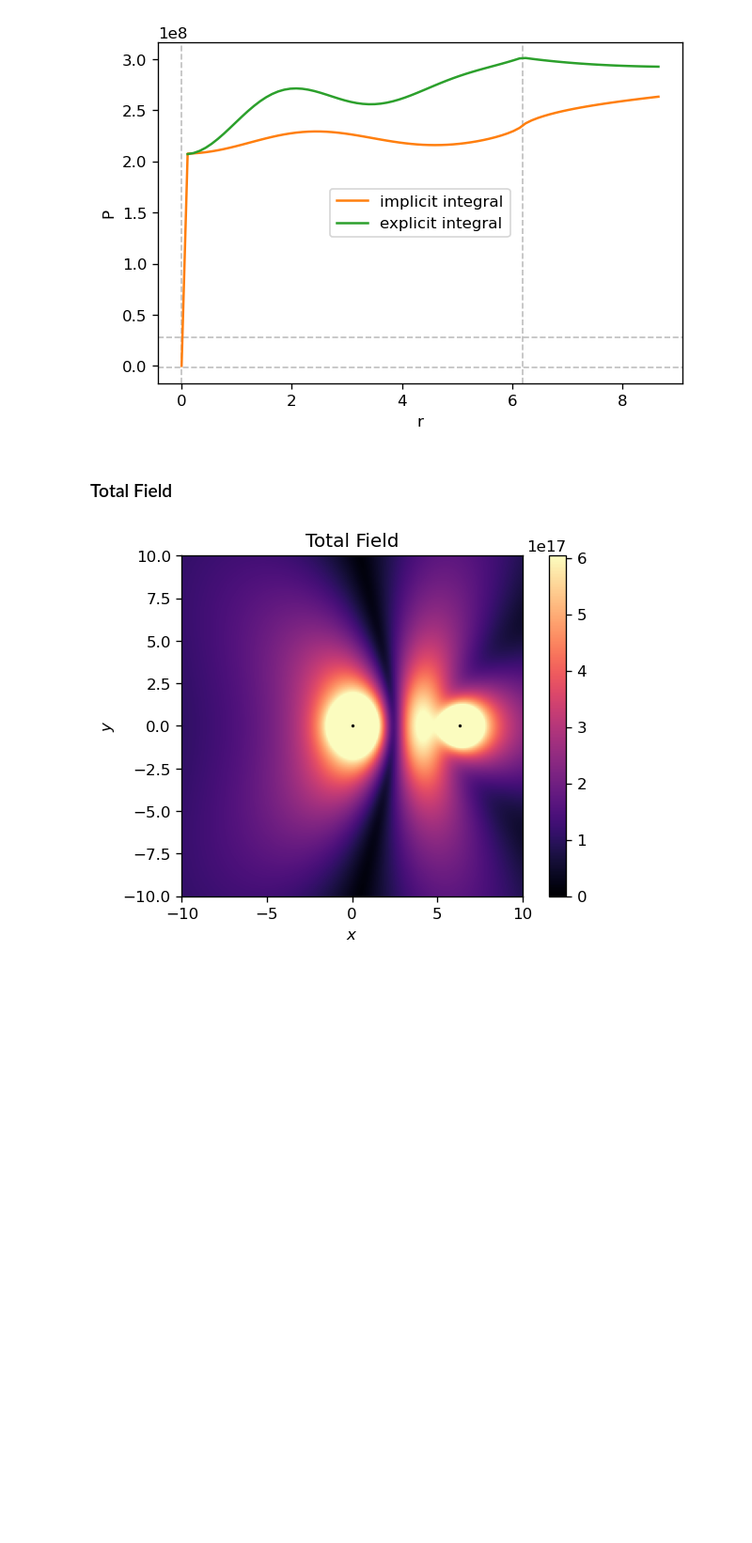
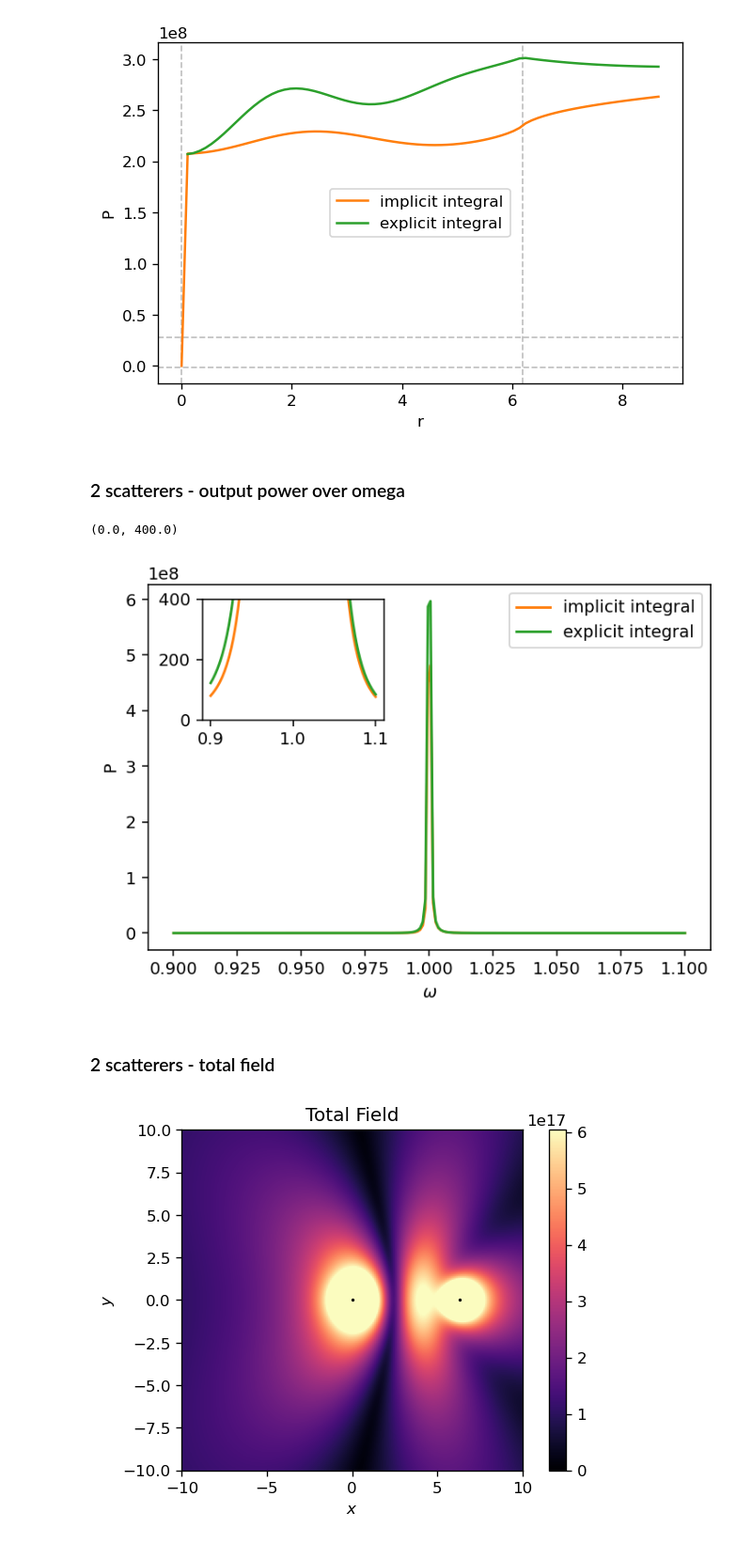
Before and after one commit to mekise/graph-theory-dda, a Jupyter notebook: notebooks/plot.ipynb, the cells around one changed output. Shown at 94% size. Drawn from its saved outputs; the diff is of its cells as text; code cells hidden in the pictures; blank space fills up the shorter version.

Commit message:
Add power over omega simulation and relative plot

```diff
--- a/notebooks/plot.ipynb
+++ b/notebooks/plot.ipynb
@@ -4,5 +4,6 @@ import matplotlib.pyplot as plt
 from numpy import linalg as la
 # %%
 data_power = np.load("../data/data_power.npz")
+data_power_omega = np.load("../data/data_power_omega.npz")
 data_total_field = np.load("../data/data_total_field.npz")
 # %% [markdown]
@@ -24,8 +25,26 @@ plt.legend()
 # %% [output]
 <matplotlib.legend.Legend at 0x...>
 [figure]
-# %% [markdown]
-### Total Field
+# %% [markdown]
+### 2 scatterers - output power over omega
+# %%
+fig, ax = plt.subplots(dpi=140)
+
+ax.plot(data_power_omega["omega"], data_power_omega["P"], label="implicit integral", color="C1")
+ax.plot(data_power_omega["omega"], data_power_omega["Pexpl"], label="explicit integral", color="C2")
+ax.set_xlabel("$\\omega$")
+ax.set_ylabel("P")
+ax.legend()
+
+ax_in = fig.add_axes([0.2, 0.6, 0.25, 0.25])
+ax_in.plot(data_power_omega["omega"], data_power_omega["P"], label="implicit integral", color="C1")
+ax_in.plot(data_power_omega["omega"], data_power_omega["Pexpl"], label="explicit integral", color="C2")
+ax_in.set_ylim(0, 400)
+# %% [output]
+(0.0, 400.0)
+[figure, added]
+# %% [markdown]
+### 2 scatterers - total field
 # %%
 fig, ax = plt.subplots(dpi=120)
 
```
Also changed, not shown: parts of 1 cell of this notebook, 4 other files.
